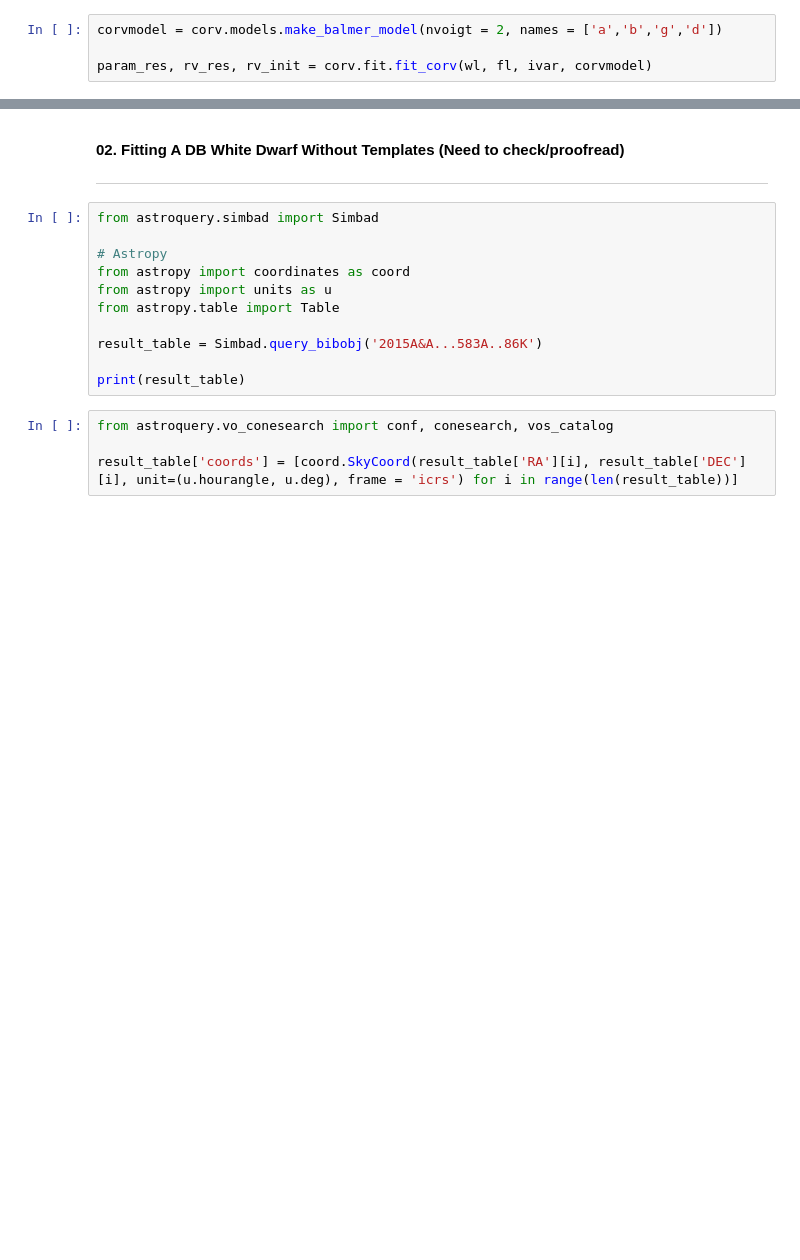
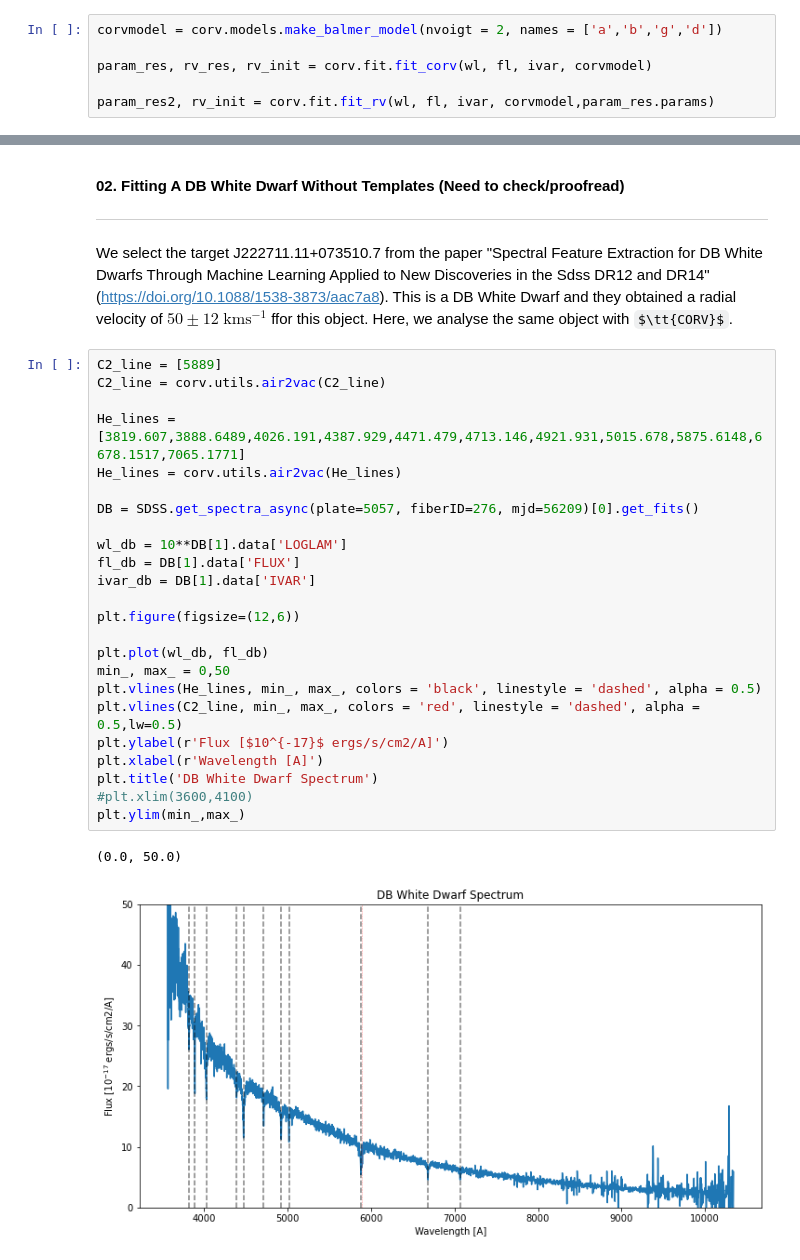
Before and after one commit to stefanarseneau/corv-tutorial, a Jupyter notebook: 01_example.ipynb, the cells around one changed output, grey strips where cells are left out. Drawn from its saved outputs; the diff is of its cells as text; some formulas as TeX source; blank space fills up the shorter version.

```diff
--- a/01_example.ipynb
+++ b/01_example.ipynb
@@ -73,3 +69,5 @@ In short: if you want to use $\texttt{corv}$ radial velocities, use the radial v
 corvmodel = corv.models.make_balmer_model(nvoigt = 2, names = ['a','b','g','d'])
 
 param_res, rv_res, rv_init = corv.fit.fit_corv(wl, fl, ivar, corvmodel)
+
+param_res2, rv_init = corv.fit.fit_rv(wl, fl, ivar, corvmodel,param_res.params)
@@ -94,18 +94,32 @@ rv_res.params['RV']
 **02. Fitting A DB White Dwarf Without Templates (Need to check/proofread)**
 
 ---
-# %%
-from astroquery.simbad import Simbad
-
-# Astropy
-from astropy import coordinates as coord
-from astropy import units as u
-from astropy.table import Table
-
-result_table = Simbad.query_bibobj('2015A&A...583A..86K')
-
-print(result_table)
+# %% [markdown]
+We select the target J222711.11+073510.7 from the paper "Spectral Feature Extraction for DB White Dwarfs Through Machine Learning Applied to New Discoveries in the Sdss DR12 and DR14" (https://doi.org/10.1088/1538-3873/aac7a8). This is a DB White Dwarf and they obtained a radial velocity of $50 \pm 12$ $\mathrm{km s^{-1}}$ ffor this object. Here, we analyse the same object with $\tt{CORV}$.
 # %%
-from astroquery.vo_conesearch import conf, conesearch, vos_catalog
+C2_line = [5889]
+C2_line = corv.utils.air2vac(C2_line)
 
-result_table['coords'] = [coord.SkyCoord(result_table['RA'][i], result_table['DEC'][i], unit=(u.hourangle, u.deg), frame = 'icrs') for i in range(len(result_table))]
+He_lines = [3819.607,3888.6489,4026.191,4387.929,4471.479,4713.146,4921.931,5015.678,5875.6148,6678.1517,7065.1771]
+He_lines = corv.utils.air2vac(He_lines)
+
+DB = SDSS.get_spectra_async(plate=5057, fiberID=276, mjd=56209)[0].get_fits()
+
+wl_db = 10**DB[1].data['LOGLAM']
+fl_db = DB[1].data['FLUX']
+ivar_db = DB[1].data['IVAR']
+
+plt.figure(figsize=(12,6))
+
+plt.plot(wl_db, fl_db)
+min_, max_ = 0,50
+plt.vlines(He_lines, min_, max_, colors = 'black', linestyle = 'dashed', alpha = 0.5)
+plt.vlines(C2_line, min_, max_, colors = 'red', linestyle = 'dashed', alpha = 0.5,lw=0.5)
+plt.ylabel(r'Flux [$10^{-17}$ ergs/s/cm2/A]')
+plt.xlabel(r'Wavelength [A]')
+plt.title('DB White Dwarf Spectrum')
+#plt.xlim(3600,4100)
+plt.ylim(min_,max_)
+# %% [output]
+(0.0, 50.0)
+[figure, added]
```
Also changed, not shown: parts of 9 cells of this notebook, 2 other files.
